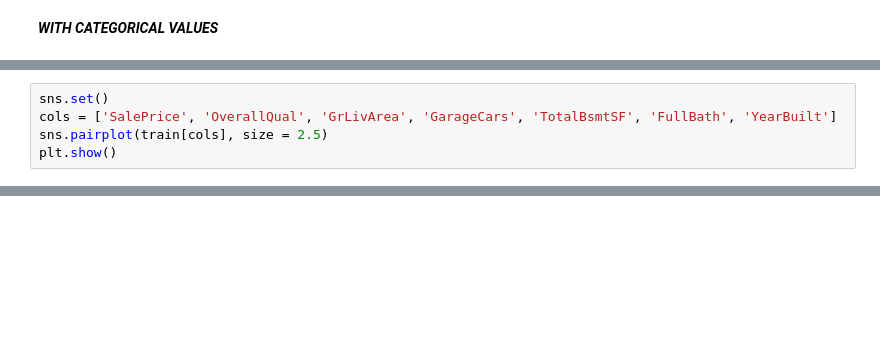
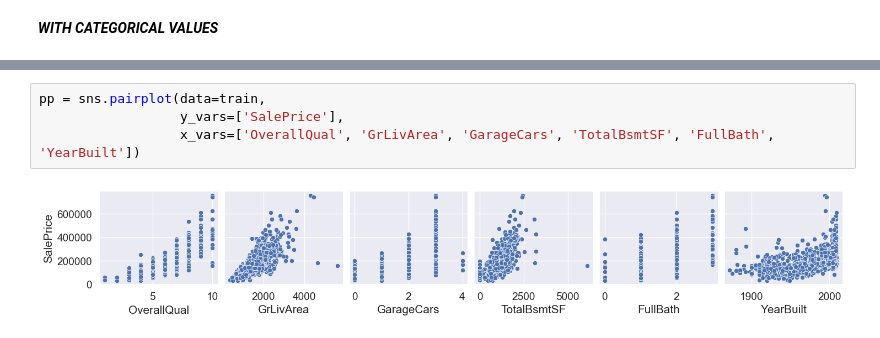
Before and after one commit to Khalaidzhi-al/kaggle, a Jupyter notebook: housing/housing_full.ipynb, the cells around one changed output, grey strips where cells are left out. Cells and saved outputs as stored; diff of their text form; blank space fills up the shorter version.

```diff
--- a/housing/housing_full.ipynb
+++ b/housing/housing_full.ipynb
@@ -208,5 +208,0 @@ fig.axis(ymin=0, ymax=800000)
-# %%
-sns.set()
-cols = ['SalePrice', 'OverallQual', 'GrLivArea', 'GarageCars', 'TotalBsmtSF', 'FullBath', 'YearBuilt']
-sns.pairplot(train[cols], size = 2.5)
-plt.show()
@@ -214,0 +209,6 @@ plt.show()
+# %%
+pp = sns.pairplot(data=train,
+                  y_vars=['SalePrice'],
+                  x_vars=['OverallQual', 'GrLivArea', 'GarageCars', 'TotalBsmtSF', 'FullBath', 'YearBuilt'])
+# %% [output]
+[figure, added]
```
Also changed, not shown: parts of 21 cells of this notebook.
